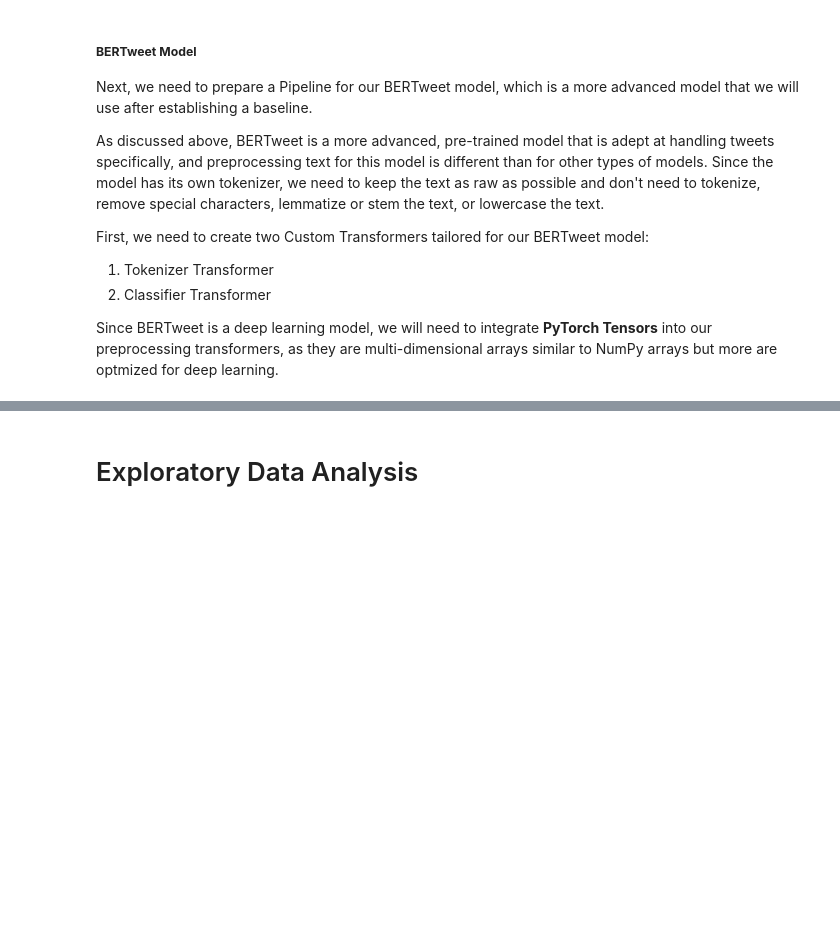
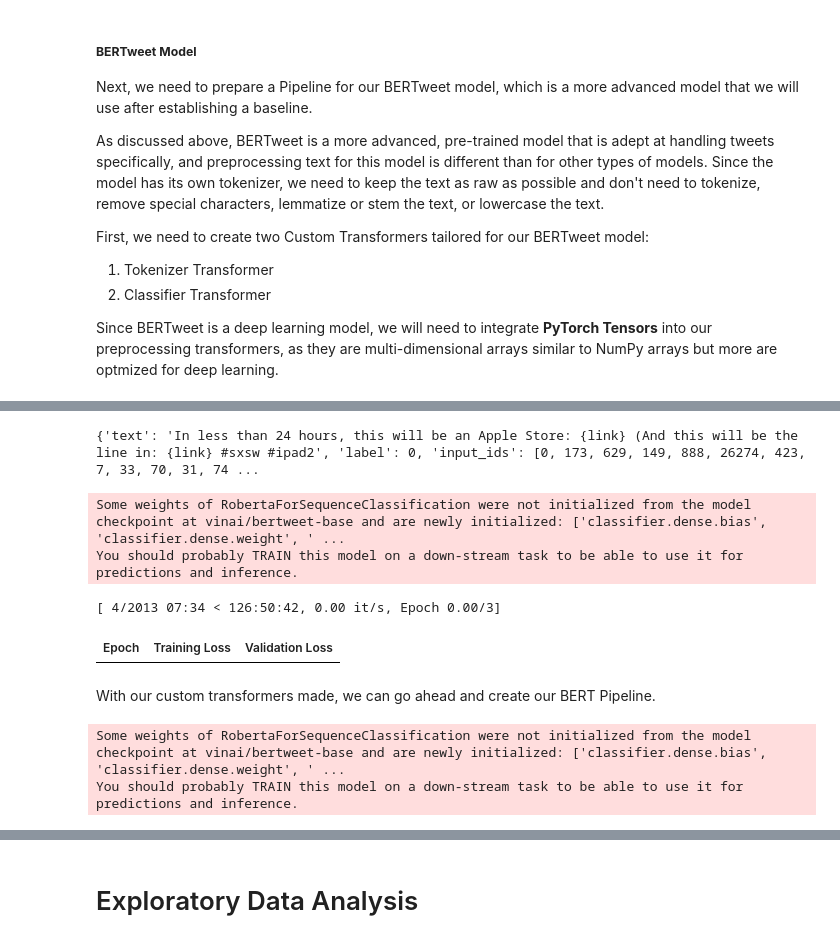
Before and after one commit to momopajamas/twitter-analysis-project, a Jupyter notebook: notebook.ipynb, the cells around one changed output, grey strips where cells are left out. Drawn from its saved outputs; the diff is of its cells as text; code cells hidden in the pictures; blank space fills up the shorter version.

Commit message:
Notebook - Data Prep - BERT training

```diff
--- a/notebook.ipynb
+++ b/notebook.ipynb
@@ -345,11 +350,13 @@ class BERTTokenizer(BaseEstimator, TransformerMixin):
         Applying the tokenizer and returning as PyTorch Tensors
         """
         tokens = self.tokenizer(
-            padding=True,
+            text=X,
+            padding='max_length',
             truncation=True,
             max_length=self.max_length,
             return_tensors='pt'
         )
+
         return tokens # returning a dictionary of tensors
 # %%
 # creating Custom Classifier Transformer for BERTweet
@@ -390,0 +426,61 @@ class BERTClassifier(BaseEstimator):
+# %%
+# tokenizing the Hugging Face datasets with our custom tokenizer
+
+def tokenize_function(X):
+    hf_tokenizer = BERTTokenizer()
+    return hf_tokenizer.transform(X["text"])
+
+train_dataset_hf = train_dataset_hf.map(tokenize_function, batched=True)
+val_dataset_hf = val_dataset_hf.map(tokenize_function, batched=True)
+# %%
+print(train_dataset_hf[0])  # Print first example
+# %% [output]
+{'text': 'In less than 24 hours, this will be an Apple Store: {link} (And this will be the line in: {link} #sxsw #ipad2', 'label': 0, 'input_ids': [0, 173, 629, 149, 888, 26274, 423, 7, 33, 70, 31, 74 ...
+# %%
+# fine-tuning the 'vinai/bertweet-base' model
+
+model = AutoModelForSequenceClassification.from_pretrained( # loading the model
+    'vinai/bertweet-base',
+    num_labels=2
+)
+
+train_args = TrainingArguments( # defining the training arguments
+    output_dir='./results',
+    evaluation_strategy='epoch',
+    save_strategy='epoch',
+    num_train_epochs=3,
+    per_device_train_batch_size=8,
+    per_device_eval_batch_size=8,
+    logging_dir='./logs'
+)
+
+trainer = Trainer( # defining the trainer to evaluate on validation sets
+    model=model,
+    args=train_args,
+    train_dataset=train_dataset_hf,
+    eval_dataset=val_dataset_hf
+)
+# %% [output]
+Some weights of RobertaForSequenceClassification were not initialized from the model checkpoint at vinai/bertweet-base and are newly initialized: ['classifier.dense.bias', 'classifier.dense.weight', ' ...
+You should probably TRAIN this model on a down-stream task to be able to use it for predictions and inference.
+# %%
+# fine-tuning the model
+trainer.train()
+
+# saving the fine-tuned model
+model.save_pretrained("./bertweet-finetuned")
+# %% [output]
+[ 4/2013 07:34 < 126:50:42, 0.00 it/s, Epoch 0.00/3]
+| Epoch | Training Loss | Validation Loss |
+# %% [markdown]
+With our custom transformers made, we can go ahead and create our BERT Pipeline.
+# %%
+# creating pipeline for BERTweet model
+
+bert_pipe = Pipeline([
+    ('tokenizer', BERTTokenizer()),
+    ('classifier', BERTClassifier())
+])
+# %% [output]
+Some weights of RobertaForSequenceClassification were not initialized from the model checkpoint at vinai/bertweet-base and are newly initialized: ['classifier.dense.bias', 'classifier.dense.weight', ' ...
+You should probably TRAIN this model on a down-stream task to be able to use it for predictions and inference.
```
Also changed, not shown: parts of 7 cells of this notebook.
